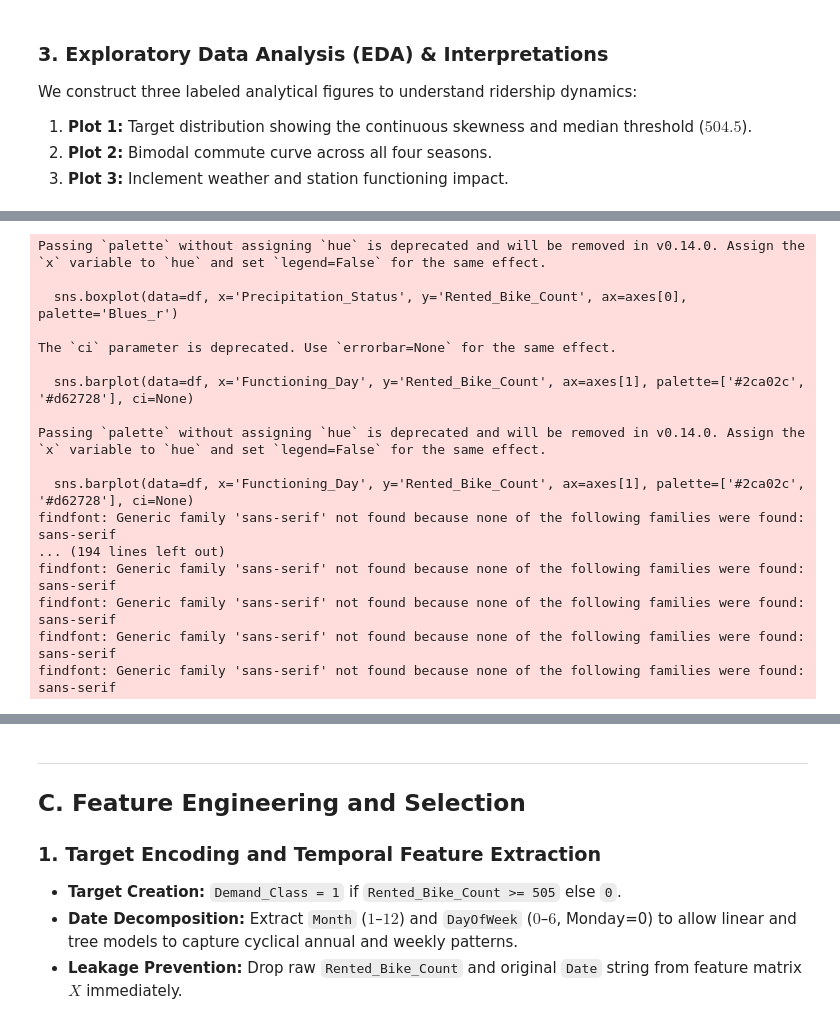
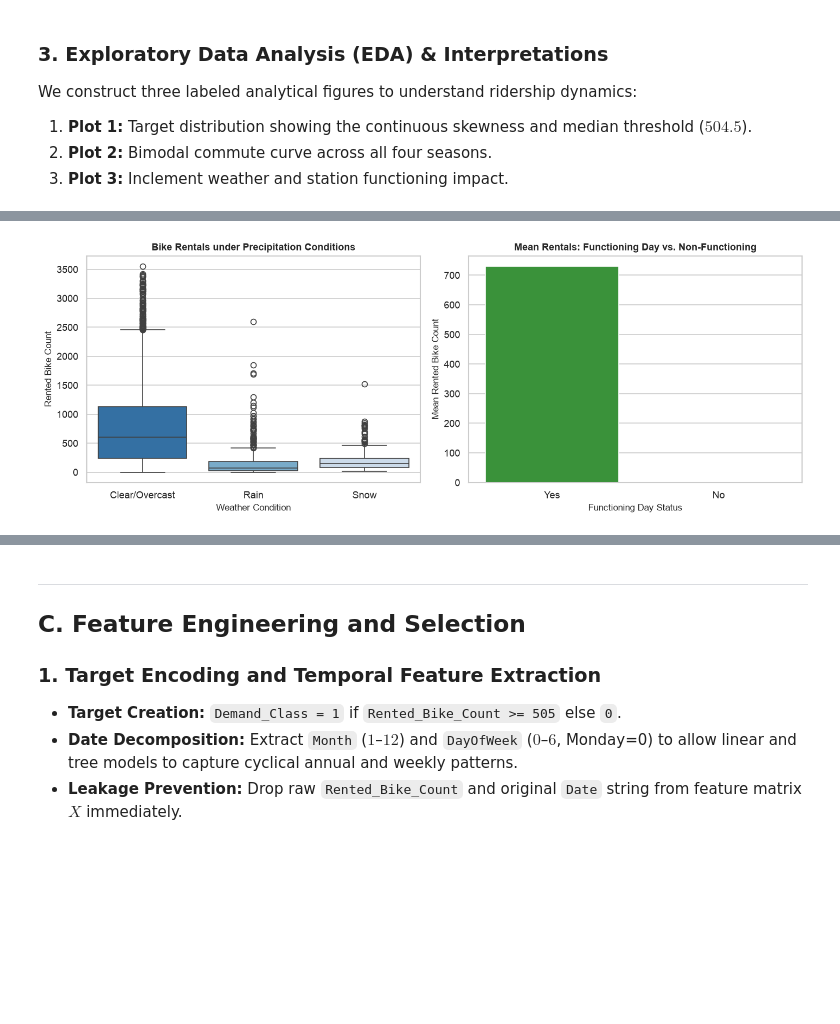
Before and after one commit to Gavin-The-Nub/intdsciFINALS, a Jupyter notebook: seoul_bike_ml_project.ipynb, the cells around one changed output, grey strips where cells are left out. Cells and saved outputs as stored; diff of their text form; code cells hidden in the pictures; blank space fills up the shorter version.

```diff
--- a/seoul_bike_ml_project.ipynb
+++ b/seoul_bike_ml_project.ipynb
@@ -55,7 +55,6 @@ import seaborn as sns
 # Visual formatting
 sns.set_theme(style="whitegrid")
 plt.rcParams['figure.dpi'] = 120
-plt.rcParams['font.sans-serif'] = 'sans-serif'
 
 # Load dataset with 'latin1' encoding to handle degree symbols (°)
 raw_path = "SeoulBikeData.csv"
@@ -78,8 +101,8 @@ The following checks verify structural integrity, schema conformity, missing dat
 # Step 1: Standardize column names to remove special characters and byte encodings
 rename_dict = {
     'Rented Bike Count': 'Rented_Bike_Count',
-    'Temperature(°C)': 'Temperature_C',
-    'Dew point temperature(°C)': 'Dew_Point_C',
+    'Temperature(\xb0C)': 'Temperature_C',
+    'Dew point temperature(\xb0C)': 'Dew_Point_C',
     'Humidity(%)': 'Humidity_Pct',
     'Wind speed (m/s)': 'Wind_Speed_ms',
     'Visibility (10m)': 'Visibility_10m',
@@ -90,15 +113,19 @@ rename_dict = {
 }
 df.rename(columns=rename_dict, inplace=True)
 
-# Step 2: Verification of Missing Values and Duplicates
+# Step 2: Convert Date column from string object to datetime format
+df['Date'] = pd.to_datetime(df['Date'], format='%d/%m/%Y')
+
+# Step 3: Verification of Missing Values and Duplicates
 null_counts = df.isna().sum()
 duplicate_count = df.duplicated().sum()
 
 print("--- Data Cleaning Verification Log ---")
 print(f"1. Column names standardized: {list(df.columns)}")
-print(f"2. Total missing values: {null_counts.sum()} (0 missing across all features)")
-print(f"3. Duplicate rows identified: {duplicate_count}")
-print(f"4. Confirmed non-functioning hours: {(df['Functioning_Day'] == 'No').sum()} hours where rentals are exactly 0.")
+print(f"2. Date column converted: {df['Date'].dtype}")
+print(f"3. Total missing values: {null_counts.sum()} (0 missing across all features)")
+print(f"4. Duplicate rows identified: {duplicate_count}")
+print(f"5. Confirmed non-functioning hours: {(df['Functioning_Day'] == 'No').sum()} hours where rentals are exactly 0.")
 # %% [output]
 --- Data Cleaning Verification Log ---
 1. Column names standardized: ['Date', 'Rented_Bike_Count', 'Hour', 'Temperature_C', 'Humidity_Pct', 'Wind_Speed_ms', 'Visibility_10m', 'Dew_Point_C', 'Solar_Radiation_MJm2', 'Rainfall_mm', 'Snowfall_ ...
@@ -184,43 +206,27 @@ findfont: Generic family 'sans-serif' not found because none of the following fa
 # %%
 # Plot 3: Impact of Precipitation and Functioning Day on Fleet Utilization
 df['Precipitation_Status'] = df.apply(
     lambda r: 'Rain' if r['Rainfall_mm'] > 0 else ('Snow' if r['Snowfall_cm'] > 0 else 'Clear/Overcast'), axis=1
 )
 
 fig, axes = plt.subplots(1, 2, figsize=(12, 4.5))
-sns.boxplot(data=df, x='Precipitation_Status', y='Rented_Bike_Count', ax=axes[0], palette='Blues_r')
+sns.boxplot(data=df, x='Precipitation_Status', y='Rented_Bike_Count', hue='Precipitation_Status', ax=axes[0], palette='Blues_r', legend=False)
 axes[0].set_title("Bike Rentals under Precipitation Conditions", fontsize=11, fontweight='bold')
 axes[0].set_xlabel("Weather Condition", fontsize=10)
 axes[0].set_ylabel("Rented Bike Count", fontsize=10)
 
-sns.barplot(data=df, x='Functioning_Day', y='Rented_Bike_Count', ax=axes[1], palette=['#2ca02c', '#d62728'], ci=None)
+sns.barplot(data=df, x='Functioning_Day', y='Rented_Bike_Count', hue='Functioning_Day', ax=axes[1], palette=['#2ca02c', '#d62728'], errorbar=None, legend=False)
 axes[1].set_title("Mean Rentals: Functioning Day vs. Non-Functioning", fontsize=11, fontweight='bold')
 axes[1].set_xlabel("Functioning Day Status", fontsize=10)
 axes[1].set_ylabel("Mean Rented Bike Count", fontsize=10)
 
 plt.tight_layout()
 plt.show()
 
 # Clean up temporary EDA column
 df.drop(columns=['Precipitation_Status'], inplace=True)
 # %% [output]
-Passing `palette` without assigning `hue` is deprecated and will be removed in v0.14.0. Assign the `x` variable to `hue` and set `legend=False` for the same effect.
-
-  sns.boxplot(data=df, x='Precipitation_Status', y='Rented_Bike_Count', ax=axes[0], palette='Blues_r')
-
-The `ci` parameter is deprecated. Use `errorbar=None` for the same effect.
-
-  sns.barplot(data=df, x='Functioning_Day', y='Rented_Bike_Count', ax=axes[1], palette=['#2ca02c', '#d62728'], ci=None)
-
-Passing `palette` without assigning `hue` is deprecated and will be removed in v0.14.0. Assign the `x` variable to `hue` and set `legend=False` for the same effect.
-
-  sns.barplot(data=df, x='Functioning_Day', y='Rented_Bike_Count', ax=axes[1], palette=['#2ca02c', '#d62728'], ci=None)
-findfont: Generic family 'sans-serif' not found because none of the following families were found: sans-serif
-... (194 lines left out)
-findfont: Generic family 'sans-serif' not found because none of the following families were found: sans-serif
-findfont: Generic family 'sans-serif' not found because none of the following families were found: sans-serif
-findfont: Generic family 'sans-serif' not found because none of the following families were found: sans-serif
-findfont: Generic family 'sans-serif' not found because none of the following families were found: sans-serif
+[figure, added]
 # %% [markdown]
 #### Evidence-Based Interpretations:
 1. **Interpretation 1 (Right-Skewed Target Distribution):** The raw rental demand displays strong positive skewness with a median of $504.5$ and a mean of $704.6$. Converting the target into binary classes using the median cutoff ($\ge 505$) guarantees an exact $50.0\%$ / $50.0\%$ balanced distribution (4,380 Low Demand vs. 4,380 High Demand), eliminating class imbalance bias.
```
Also changed, not shown: parts of 13 cells of this notebook, 3 other files.
